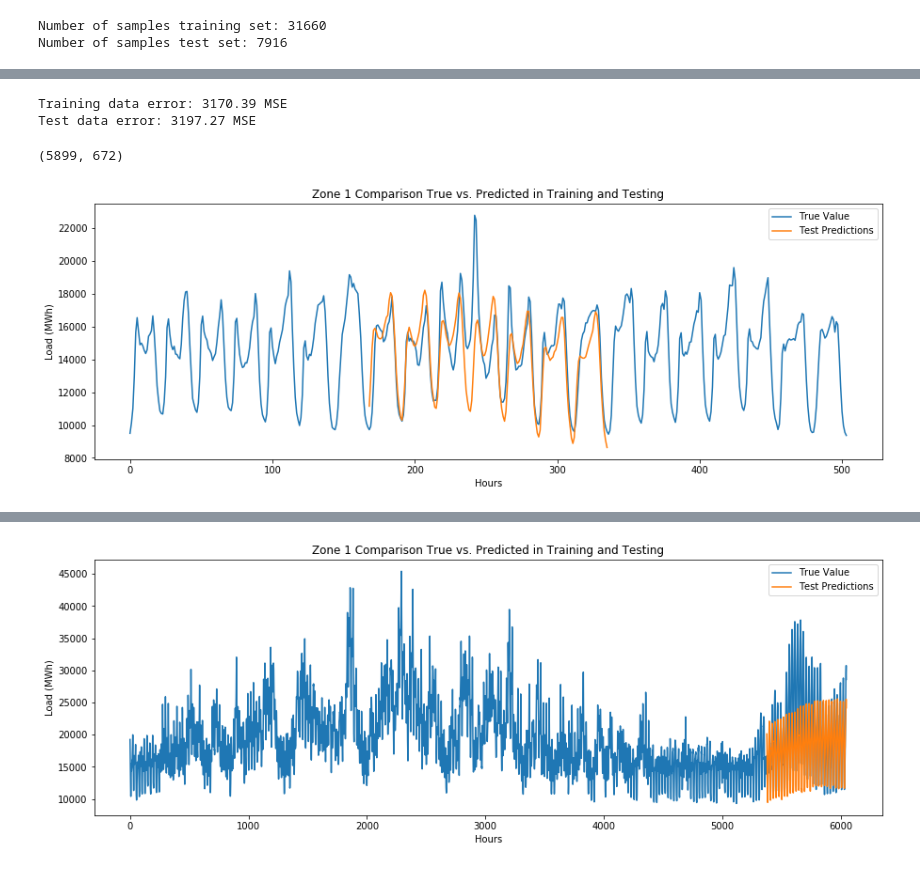
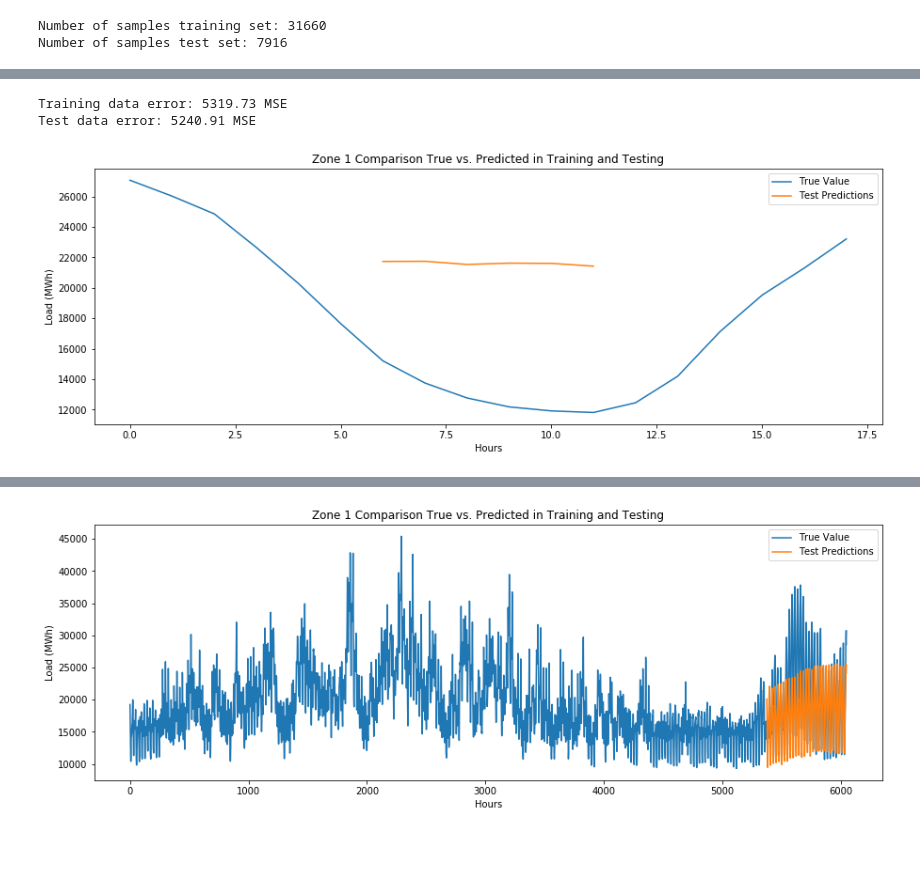
Before and after one commit to Pedromacedo41/MAP573, a Jupyter notebook: src/Raphael/LSTM-Bidirectional.ipynb, the cells around one changed output, grey strips where cells are left out. Saved outputs shown, nothing was run; the diff lists cells and outputs as text; code cells hidden in the pictures.

```diff
--- a/src/Raphael/LSTM-Bidirectional.ipynb
+++ b/src/Raphael/LSTM-Bidirectional.ipynb
@@ -100,18 +103,20 @@ def create_dataset_nstep_test(dataset, window_size = 1, nstep = 1):
 
 def create_model_nstep(train_X, train_Y, window_size = 1, nstep = 1):
     vanilla_rnn = Sequential()
-    vanilla_rnn.add(Bidirectional(LSTM(200, activation='tanh', input_shape = (1, window_size), return_sequences=True)))
-    vanilla_rnn.add(Dropout(rate = 0.2))
+    vanilla_rnn.add(Bidirectional(LSTM(5, activation='tanh', input_shape = (1, window_size), return_sequences=True)))
+#     vanilla_rnn.add(Dropout(rate = 0.2))
     vanilla_rnn.add(Bidirectional(LSTM(200,input_shape = (1, window_size), )))
     vanilla_rnn.add(Dense(nstep))
-    vanilla_rnn.compile(loss = "mean_squared_error",
+#     vanilla_rnn.add(Bidirectional(LSTM(2*nstep,)))
+#     vanilla_rnn.add(Dense(nstep))
+    vanilla_rnn.compile(loss = "mse",
                   optimizer = "adam")
 
     return(vanilla_rnn)
 # %%
-window_size, nstep =  24 * 7 * 32, 24 * 7 * 4
-train_X, train_Y = create_dataset_nstep(train, window_size, nstep)
-test_X, test_Y = create_dataset_nstep(test, window_size, nstep)
+window_size, nstep =  100, 6
+train_X, train_Y = create_dataset_nstep_test(train, window_size, nstep)
+test_X, test_Y = create_dataset_nstep_test(test, window_size, nstep)
 
 train_X = np.reshape(train_X, (train_X.shape[0], 1, train_X.shape[1]))
 test_X = np.reshape(test_X, (test_X.shape[0], 1, test_X.shape[1]))
@@ -169,9 +174,5 @@ print("Test data error: %.2f MSE" % mse_test)
 # train_predict = get_predict_and_score(vanilla_rnn, train_X, train_Y)
 # test_predict = get_predict_and_score(vanilla_rnn, test_X, test_Y)
 # %% [output]
-Training data error: 3170.39 MSE
-Test data error: 3197.27 MSE
+Training data error: 5319.73 MSE
+Test data error: 5240.91 MSE
-# %%
-test_predict.shape
-# %% [output]
-(5899, 672)
@@ -191,35 +195,35 @@ j = 0
 auxi = 0
 for i in range(train_size,len(dataset) - window_size - nstep - 1, window_size + nstep):
     test_predictions[i + ws_2:i + ws_2 + nstep] = test_predict[j].reshape(nstep, 1)
     j += 1
     if j == 70:
         auxi = i
         break
 
 
 # # Create the plot.
 # plt.figure(figsize = (15, 5))
 # plt.plot(normalizer.inverse_transform(dataset)[train_size  + ws_2 - nstep: train_size + ws_2 + 2 * nstep], label = "True Value")
 # # plt.plot(train_predictions, label = "Training Predictions")
 # plt.plot(test_predictions[train_size + ws_2 - nstep: train_size + ws_2 + 2 * nstep], label = "Test Predictions")
 # plt.xlabel("Hours")
 # plt.ylabel("Load (MWh)")
 # plt.title("Zone 1 Comparison True vs. Predicted in Training and Testing")
 # plt.legend()
 # plt.show()
-i = 7
+i = 9
 n = window_size + nstep
 plt.figure(figsize = (15, 5))
 plt.plot(normalizer.inverse_transform(dataset)[train_size + i * n + ws_2 - nstep: train_size + i * n + ws_2 + 2 * nstep], label = "True Value")
 # plt.plot(train_predictions, label = "Training Predictions")
 plt.plot(test_predictions[train_size + i * n + ws_2 - nstep: train_size + i * n + ws_2 + 2 * nstep], label = "Test Predictions")
 plt.xlabel("Hours")
 plt.ylabel("Load (MWh)")
 plt.title("Zone 1 Comparison True vs. Predicted in Training and Testing")
 plt.legend()
 plt.show()
 # %% [output]
-[figure, old version]
+[figure, new version]
 # %%
 
 import os
```
Also changed, not shown: parts of 4 cells of this notebook.
